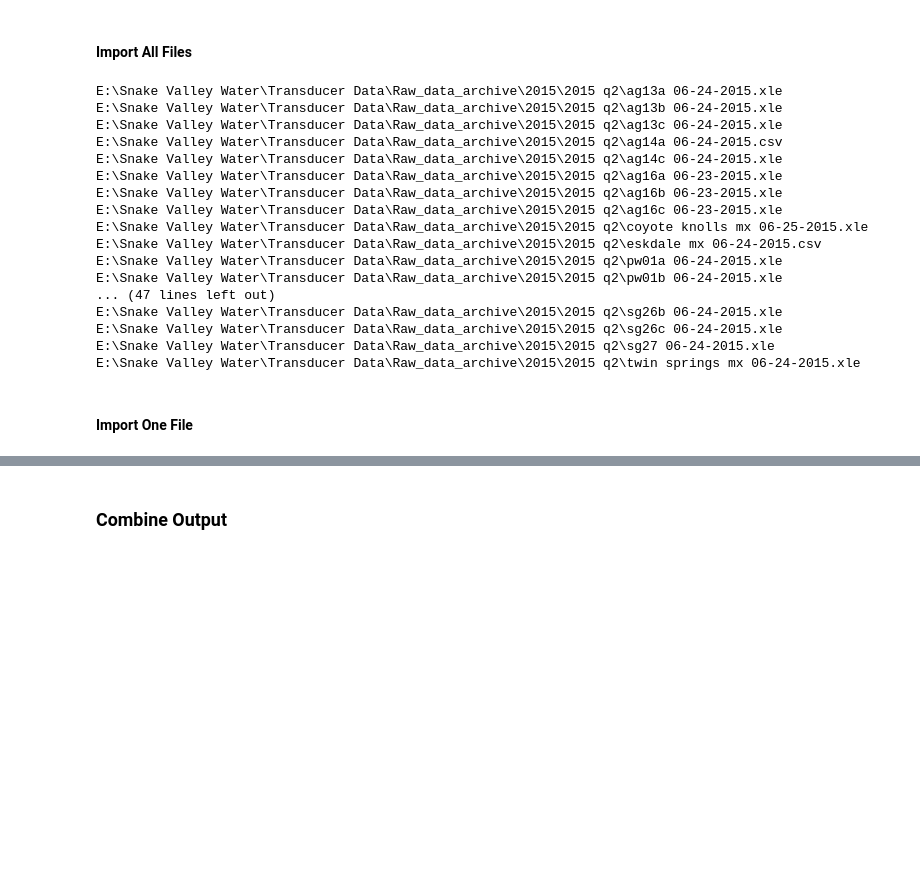
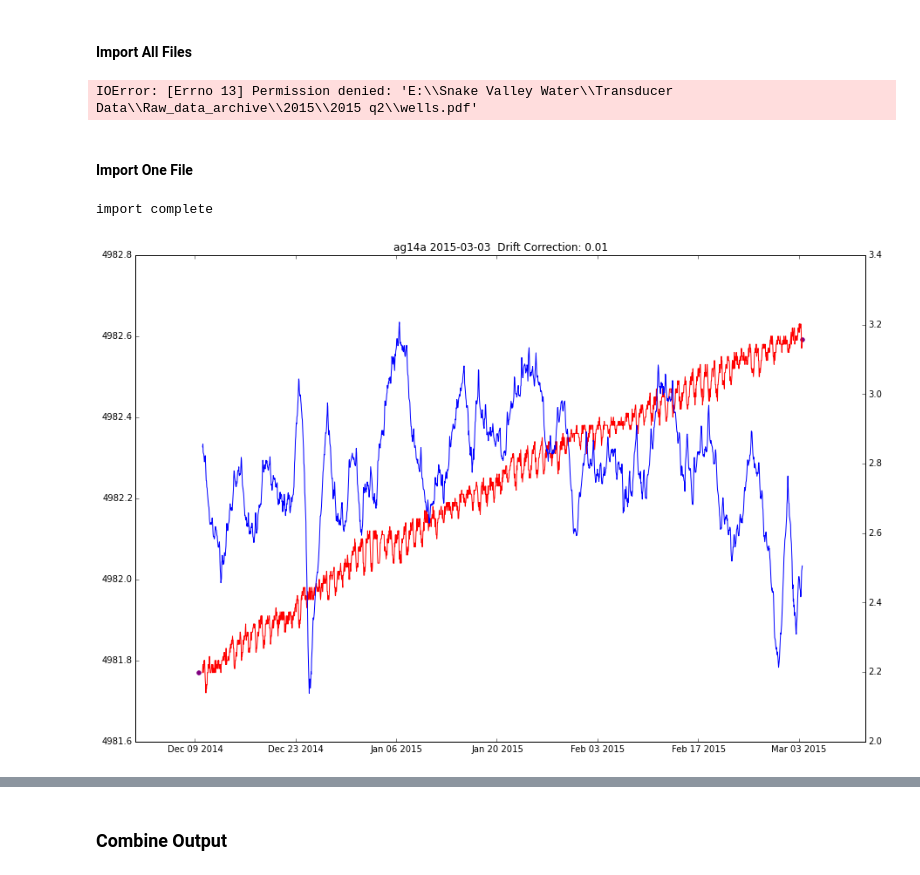
Before and after one commit to inkenbrandt/10_yr_Summary, a Jupyter notebook: Snake_Valley_Data_Import-Copy0.ipynb, the cells around one changed output, grey strips where cells are left out. Cells and saved outputs as stored; diff of their text form; code cells hidden in the pictures; blank space fills up the shorter version.

```diff
--- a/Snake_Valley_Data_Import-Copy0.ipynb
+++ b/Snake_Valley_Data_Import-Copy0.ipynb
@@ -259,6 +259,11 @@ def new_xle_imp(infile):
     f = f.reset_index()
     f = f.set_index('DateTime')
     f = f.drop(['Date','Time','@id','ch1','ch2','index','ms'],axis=1)
+
+    f['MeasuredLevel'] = f['Level']
+
+
+
     return f
 # %%
 def fcl(df, dtObj):
@@ -272,7 +277,12 @@ def fcl(df, dtObj):
     '''
     return df.iloc[np.argmin(np.abs(df.index.to_pydatetime() - dtObj))]
 
-
 def getfilename(path):
     # this function extracts the file name without file path or extension
     return path.split('\\').pop().split('/').pop().rsplit('.', 1)[0]
+
+def hourly_resample(df,bse=0):
+    df = df.resample('1Min', how='first', closed='left', base=bse)
+    df = df.interpolate(method='time')
+    df = df.resample('60Min', how='first', closed='left', base=bse)
+    return df
@@ -467,7 +484,7 @@ for i in wellinfo.loc[:,'full_file_name']:
     y1 = g['WaterElevation'].values
     y2 = g[h].values
     x1 = g['DateTime'].values
-    wellname, wellid = svdi.getwellid(folder+'\\'+i,wellinfo)
+    wellname, wellid = getwellid(folder+'\\'+i,wellinfo)
     ylast = wellinfo[wellinfo['WellID']==wellid]['GroundElevation'].values[0] + wellinfo[wellinfo['WellID']==wellid]['Offset'].values[0] - fcl(manual[manual['WellID']== wellid],max(g.index.to_datetime()))[1]
     yfirst = wellinfo[wellinfo['WellID']==wellid]['GroundElevation'].values[0] + wellinfo[wellinfo['WellID']==wellid]['Offset'].values[0] - fcl(manual[manual['WellID']== wellid],min(g.index.to_datetime()))[1]
     xlast = (svdi.fcl(manual[manual['WellID']== wellid],max(g.index.to_datetime()))).name.to_datetime()
@@ -490,54 +507,46 @@ for i in wellinfo.loc[:,'full_file_name']:
     plt.title('Well: ' + wellname.title() + '  ' + 'Total Drift = ' + str(g['DriftCorrection'][-1]))
 
     pdf_pages.savefig(fig)
-    fig.close()
+    plt.close()
 pdf_pages.close()
 # %% [output]
-E:\Snake Valley Water\Transducer Data\Raw_data_archive\2015\2015 q2\ag13a 06-24-2015.xle
-E:\Snake Valley Water\Transducer Data\Raw_data_archive\2015\2015 q2\ag13b 06-24-2015.xle
-E:\Snake Valley Water\Transducer Data\Raw_data_archive\2015\2015 q2\ag13c 06-24-2015.xle
-E:\Snake Valley Water\Transducer Data\Raw_data_archive\2015\2015 q2\ag14a 06-24-2015.csv
-E:\Snake Valley Water\Transducer Data\Raw_data_archive\2015\2015 q2\ag14c 06-24-2015.xle
-E:\Snake Valley Water\Transducer Data\Raw_data_archive\2015\2015 q2\ag16a 06-23-2015.xle
-E:\Snake Valley Water\Transducer Data\Raw_data_archive\2015\2015 q2\ag16b 06-23-2015.xle
-E:\Snake Valley Water\Transducer Data\Raw_data_archive\2015\2015 q2\ag16c 06-23-2015.xle
-E:\Snake Valley Water\Transducer Data\Raw_data_archive\2015\2015 q2\coyote knolls mx 06-25-2015.xle
-E:\Snake Valley Water\Transducer Data\Raw_data_archive\2015\2015 q2\eskdale mx 06-24-2015.csv
-E:\Snake Valley Water\Transducer Data\Raw_data_archive\2015\2015 q2\pw01a 06-24-2015.xle
-E:\Snake Valley Water\Transducer Data\Raw_data_archive\2015\2015 q2\pw01b 06-24-2015.xle
-... (47 lines left out)
-E:\Snake Valley Water\Transducer Data\Raw_data_archive\2015\2015 q2\sg26b 06-24-2015.xle
-E:\Snake Valley Water\Transducer Data\Raw_data_archive\2015\2015 q2\sg26c 06-24-2015.xle
-E:\Snake Valley Water\Transducer Data\Raw_data_archive\2015\2015 q2\sg27 06-24-2015.xle
-E:\Snake Valley Water\Transducer Data\Raw_data_archive\2015\2015 q2\twin springs mx 06-24-2015.xle
+IOError: [Errno 13] Permission denied: 'E:\\Snake Valley Water\\Transducer Data\\Raw_data_archive\\2015\\2015 q2\\wells.pdf'
 # %% [markdown]
 #### Import One File
+# %%
+manualwls = Drive + ":\\Snake Valley Water\\Transducer Data\\Raw_data_archive\\All tape measurements.csv"
+manual = pd.read_csv(manualwls, skiprows=0, parse_dates=0, index_col="DateTime", engine="python")
 # %%
-inputfile = "E:\\Snake Valley Water\\Transducer Data\\Raw_data_archive\\2015\\2015 q1\\sg22b 2015-03-05.xle"
-
-g = svdi.imp_new_well(inputfile, wellinfo, manual)
+inputfile = r"E:\Snake Valley Water\Transducer Data\Raw_data_archive\2015\2015 q1\ag14a 2015-03-03.csv"
+#inputfile = r"E:\Snake Valley Water\Transducer Data\Raw_data_archive\2015\2015 q2\pw19b 06-26-2015.csv"
+#inputfile = "U:\\GWP\\Snake Valley Water\\Transducer Data\\Raw_data_archive\\2015\\2015 q1\\twin mx 2015-03-03.xle"
+g = imp_new_well(inputfile, wellinfo, manual, baro)
+print('import complete')
 glist = g.columns.tolist()
 for j in range(len(glist)):
         if 'pw' in glist[j]:
             h = glist[j]
 y1 = g['WaterElevation'].values
 y2 = g[h].values
 x1 = g['DateTime'].values
 
-wellname, wellid = getwellid(inputfile)
+wellname, wellid = getwellid(inputfile, wellinfo)
 ylast = wellinfo[wellinfo['WellID']==wellid]['GroundElevation'].values[0] + wellinfo[wellinfo['WellID']==wellid]['Offset'].values[0] - fcl(manual[manual['WellID']== wellid],max(g.index.to_datetime()))[1]
 yfirst = wellinfo[wellinfo['WellID']==wellid]['GroundElevation'].values[0] + wellinfo[wellinfo['WellID']==wellid]['Offset'].values[0] - fcl(manual[manual['WellID']== wellid],min(g.index.to_datetime()))[1]
-xlast = (svdi.fcl(manual[manual['WellID']== wellid],max(g.index.to_datetime()))).name.to_datetime()
-xfirst = (svdi.fcl(manual[manual['WellID']== wellid],min(g.index.to_datetime()))).name.to_datetime()
+xlast = (fcl(manual[manual['WellID']== wellid],max(g.index.to_datetime()))).name.to_datetime()
+xfirst = (fcl(manual[manual['WellID']== wellid],min(g.index.to_datetime()))).name.to_datetime()
 x4 = [xfirst,xlast]
 y4 = [yfirst,ylast]
 
 fig, ax1 = plt.subplots()
 ax1.scatter(x4,y4,color='purple')
 ax1.plot(x1,y1,color='red')
 y_formatter = tick.ScalarFormatter(useOffset=False)
 ax1.yaxis.set_major_formatter(y_formatter)
 ax2 = ax1.twinx()
 ax2.plot(x1,y2,color='blue')
-plt.title(svdi.getfilename(inputfile)+'  '+str(g['DriftCorrection'][-1]))
+plt.title(getfilename(inputfile)+'  Drift Correction: '+str(g['DriftCorrection'][-1]))
 plt.show()
+# %% [output]
+import complete
+[figure, added]
```
Also changed, not shown: parts of 5 cells of this notebook, 1 other file.
